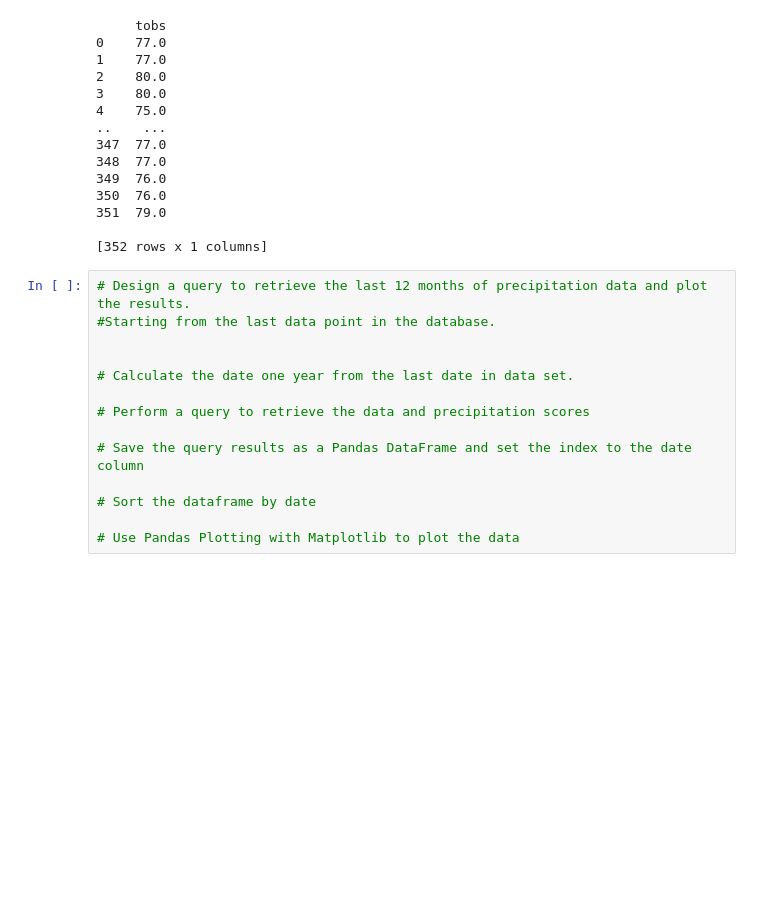
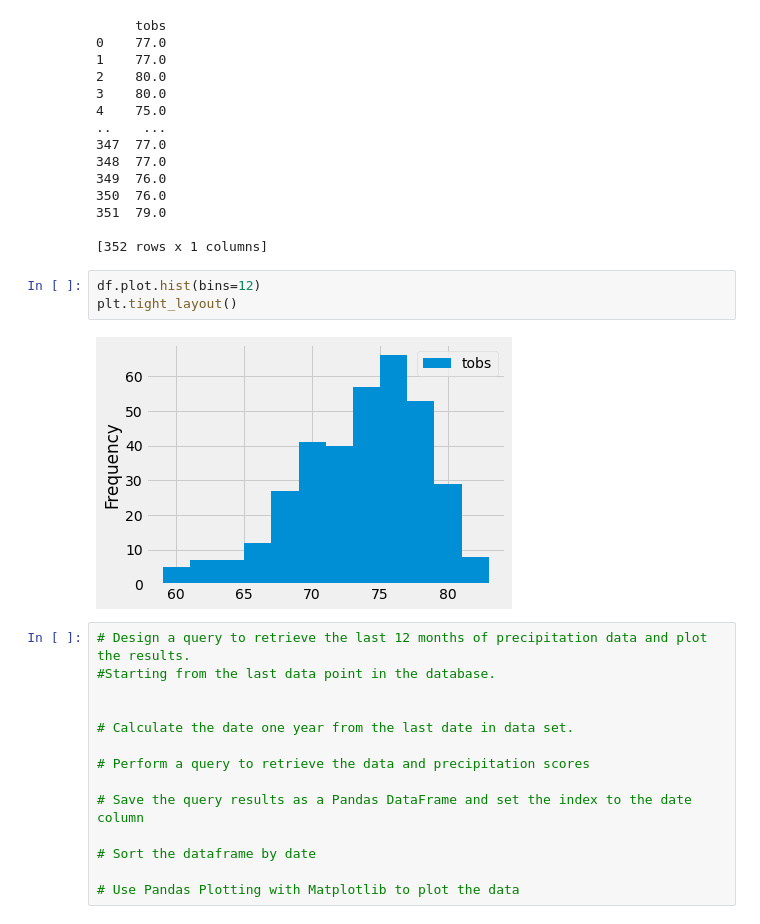
Before and after one commit to y2k600f4/surfs_up, a Jupyter notebook: climate_analysis.ipynb, the cells around one changed output. Cells and saved outputs as stored; diff of their text form; blank space fills up the shorter version.

```diff
--- a/climate_analysis.ipynb
+++ b/climate_analysis.ipynb
@@ -179,6 +179,11 @@ print(df)
 351  79.0
 
 [352 rows x 1 columns]
+# %%
+df.plot.hist(bins=12)
+plt.tight_layout()
+# %% [output]
+[figure, added]
 # %%
 # Design a query to retrieve the last 12 months of precipitation data and plot the results.
 #Starting from the last data point in the database.
```
Also changed, not shown: parts of 2 cells of this notebook, 1 other file.
